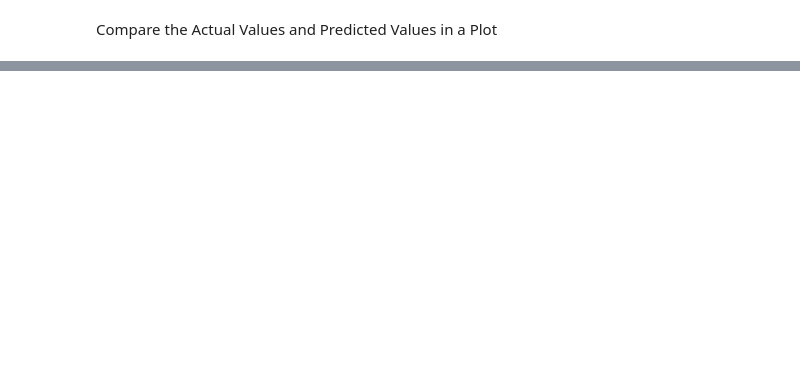
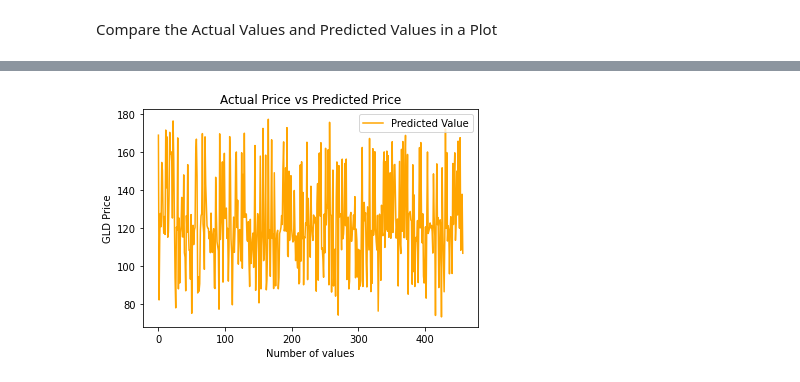
Before and after one commit to PranavShekhar30/Gold-Price-Prediction, a Jupyter notebook: Gold_Price_Prediction.ipynb, the cells around one changed output, grey strips where cells are left out. Cells and saved outputs as stored; diff of their text form; code cells hidden in the pictures; blank space fills up the shorter version.

```diff
--- a/Gold_Price_Prediction.ipynb
+++ b/Gold_Price_Prediction.ipynb
@@ -205,2 +214,11 @@ Y_test = list(Y_test)
+# %%
+plt.plot(test_data_prediction, color='orange', label='Predicted Value')
+plt.title('Actual Price vs Predicted Price')
+plt.xlabel('Number of values')
+plt.ylabel('GLD Price')
+plt.legend()
+plt.show()
+# %% [output]
+[figure, added]
 # %%
 plt.plot(Y_test, color='blue', label = 'Actual Value')
```
Also changed, not shown: parts of 4 cells of this notebook.
